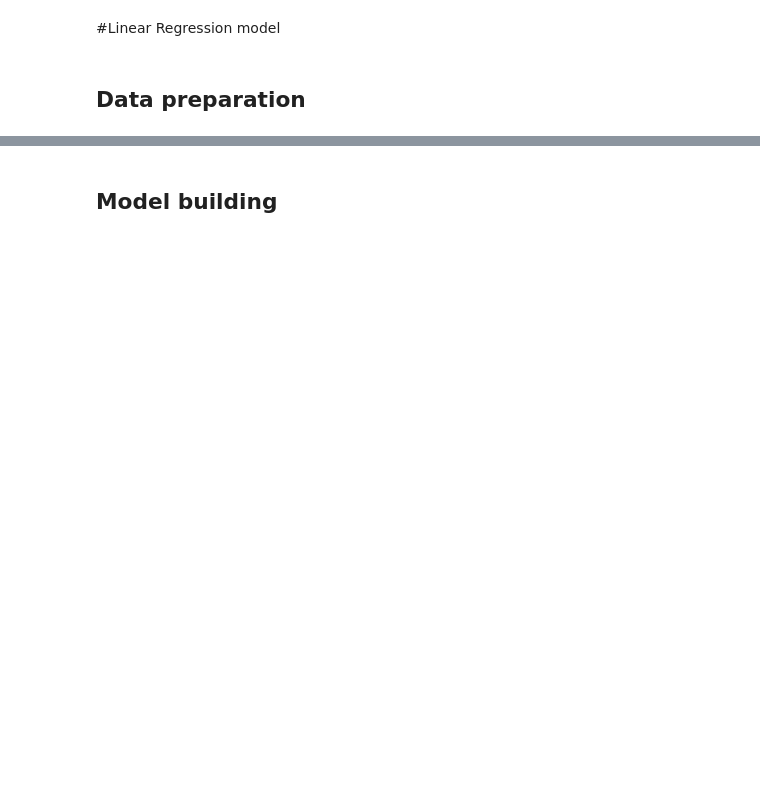
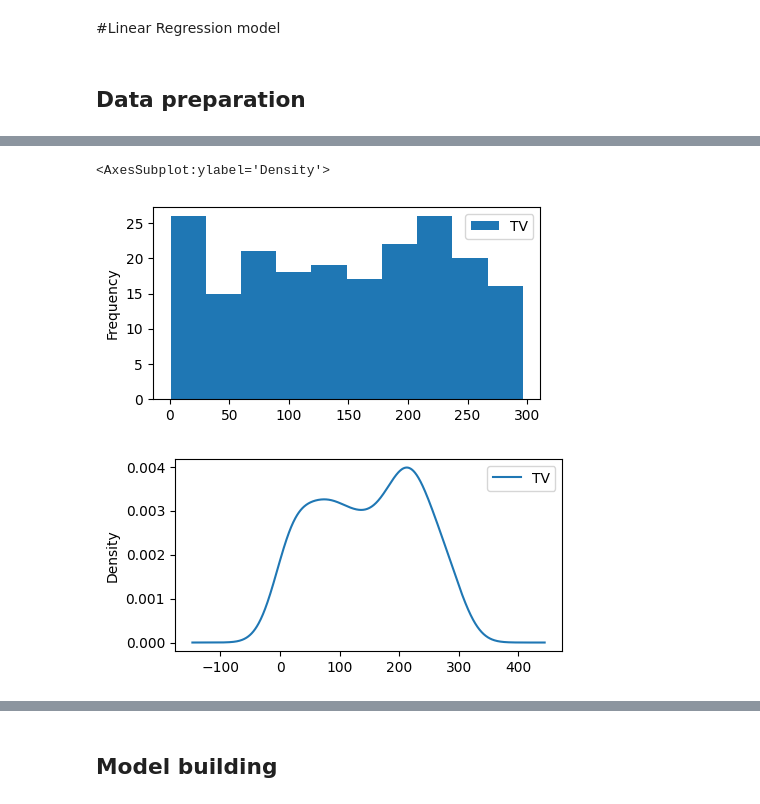
Before and after one commit to thanachart29/Machine-Learning-Class, a Jupyter notebook: week3/Linear Regression ( Advertising dataset).ipynb, the cells around one changed output, grey strips where cells are left out. Saved outputs shown, nothing was run; the diff lists cells and outputs as text; code cells hidden in the pictures; blank space fills up the shorter version.

Commit message:
week4 update

```diff
--- a/week3/Linear Regression ( Advertising dataset).ipynb
+++ b/week3/Linear Regression ( Advertising dataset).ipynb
@@ -13,5 +16,5 @@ import os
 #First Example
 #Import Dataset
 #https://www.kaggle.com/bumba5341/advertisingcsv
-df = pd.read_csv(os.path.join('week3', 'Advertising dataset.csv'))
+df = pd.read_csv('Advertising dataset.csv')
 df.head()
@@ -27,7 +68,11 @@ df[['TV']]
 # %%
 #Plot histogram
-df[['TV']].plot.hist(figsize=(10,5))
+df[['TV']].plot.hist(figsize=(5, 2.5))
 #Plot destribution
-df[['TV']].plot.density(figsize=(10,5))
+df[['TV']].plot.density(figsize=(5, 2.5))
+# %% [output]
+<AxesSubplot:ylabel='Density'>
+[figure, added]
+[figure, added]
 # %%
 #Plot histogram
```
Also changed, not shown: parts of 21 cells of this notebook, 6 other files.
